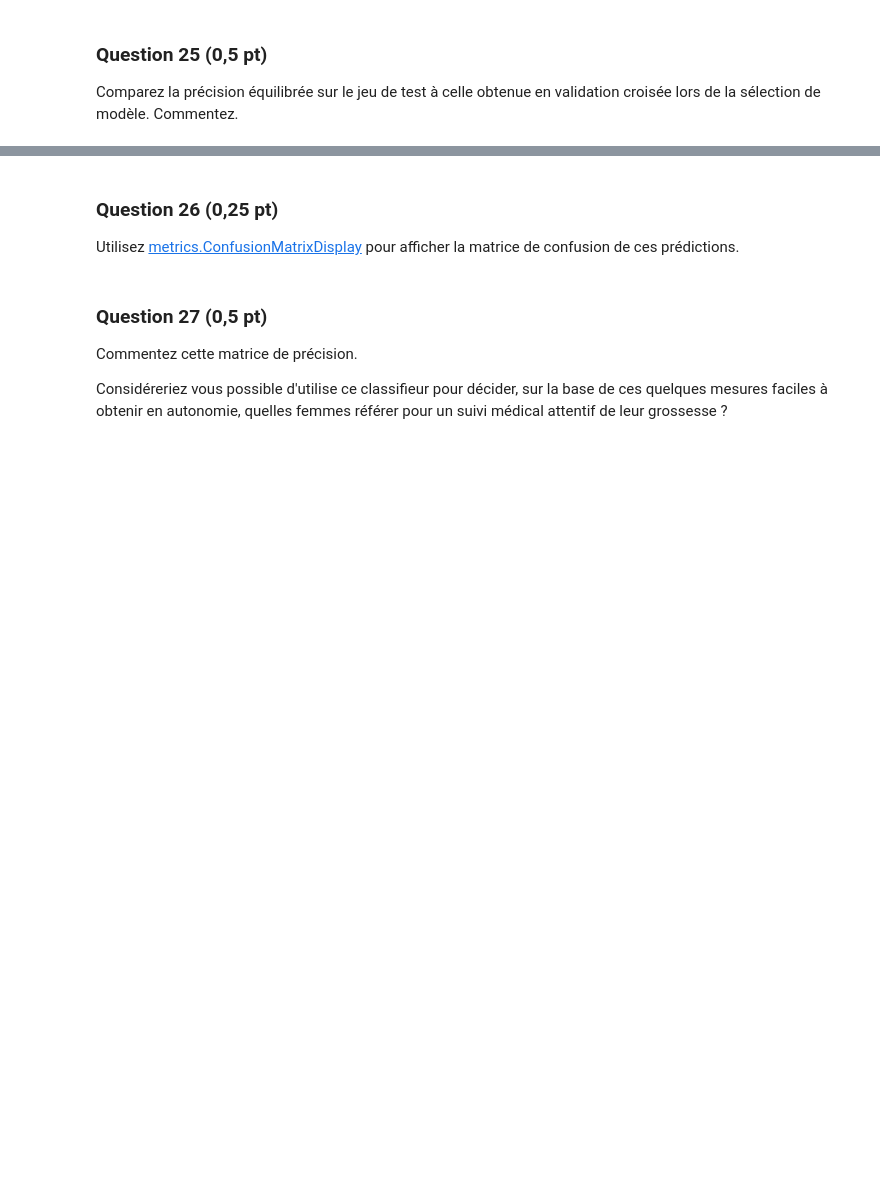
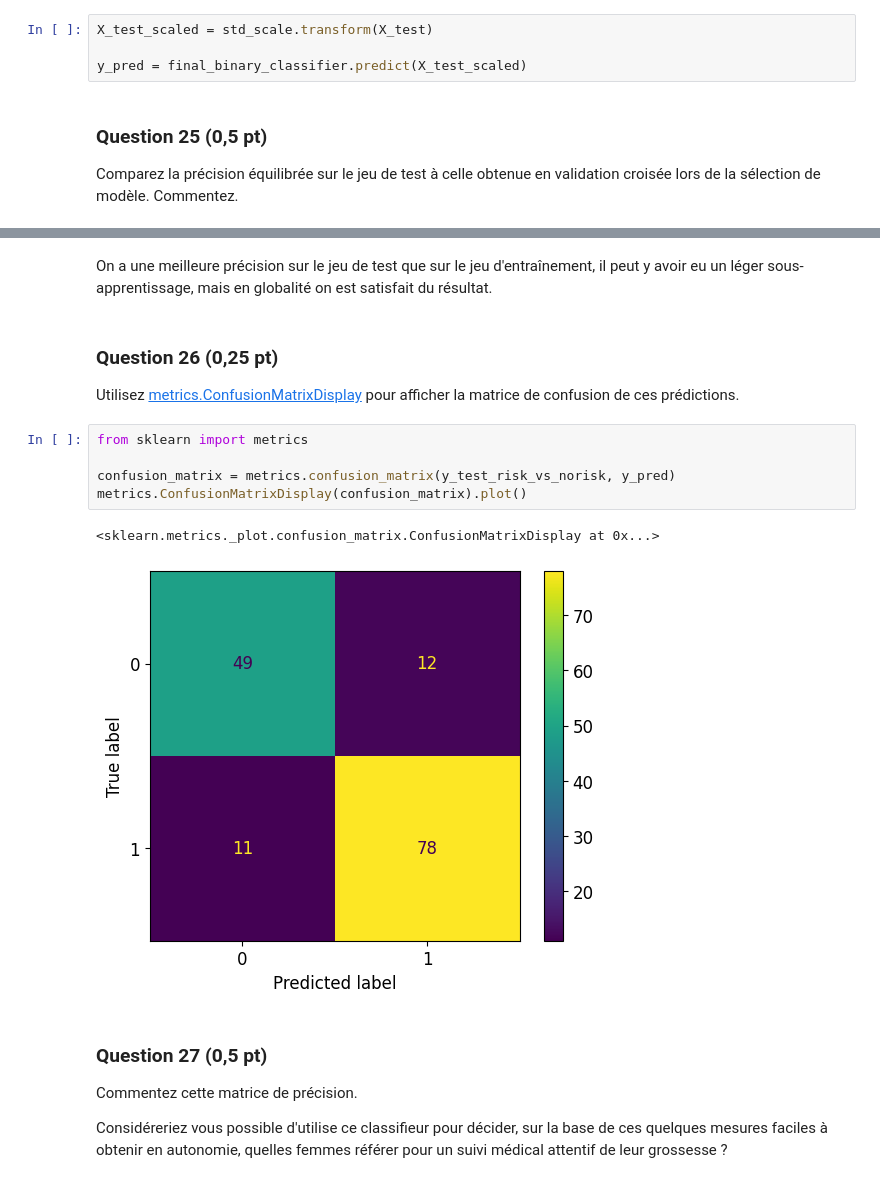
Before and after one commit to zephyrderiviere/projet-SDD, a Jupyter notebook: Projet.ipynb, the cells around one changed output, grey strips where cells are left out. Saved outputs shown, nothing was run; the diff lists cells and outputs as text; blank space fills up the shorter version.

```diff
--- a/Projet.ipynb
+++ b/Projet.ipynb
@@ -592,6 +592,10 @@ y_test_risk_vs_norisk = np.array(df_reservees_risk_vs_norisk['Risque'], dtype='i
 ### Question 24 (0,25 pt)
 
 Utilisez `final_binary_classifier` pour prédire les étiquettes des observations de ce jeu de données. (N'oubliez pas d'appliquer d'éventuelles transformation des données.)
+# %%
+X_test_scaled = std_scale.transform(X_test)
+
+y_pred = final_binary_classifier.predict(X_test_scaled)
 # %% [markdown]
 ### Question 25 (0,5 pt)
 Comparez la précision équilibrée sur le jeu de test à celle obtenue en validation croisée lors de la sélection de modèle. Commentez.
@@ -598,6 +612,16 @@ Comparez la précision équilibrée sur le jeu de test à celle obtenue en valid
+# %% [markdown]
+On a une meilleure précision sur le jeu de test que sur le jeu d'entraînement, il peut y avoir eu un léger sous-apprentissage, mais en globalité on est satisfait du résultat.
 # %% [markdown]
 ### Question 26 (0,25 pt)
 Utilisez [metrics.ConfusionMatrixDisplay](https://scikit-learn.org/stable/modules/generated/sklearn.metrics.ConfusionMatrixDisplay.html) pour afficher la matrice de confusion de ces prédictions.
+# %%
+from sklearn import metrics
+
+confusion_matrix = metrics.confusion_matrix(y_test_risk_vs_norisk, y_pred)
+metrics.ConfusionMatrixDisplay(confusion_matrix).plot()
+# %% [output]
+<sklearn.metrics._plot.confusion_matrix.ConfusionMatrixDisplay at 0x...>
+[figure, added]
 # %% [markdown]
 ### Question 27 (0,5 pt)
 Commentez cette matrice de précision.
```
Also changed, not shown: parts of 2 cells of this notebook.
